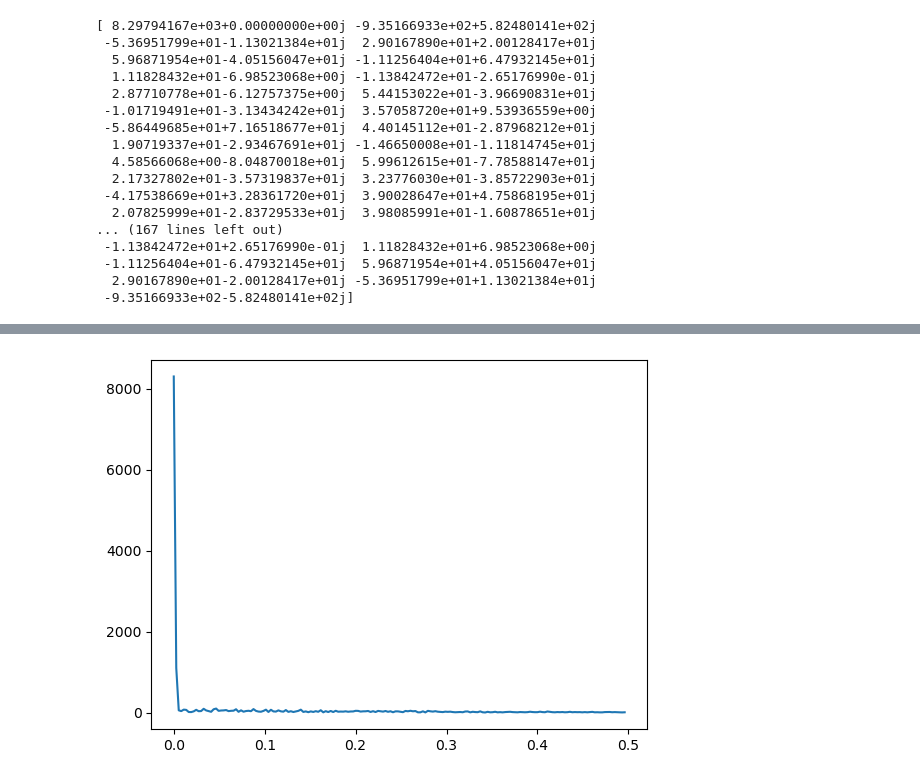
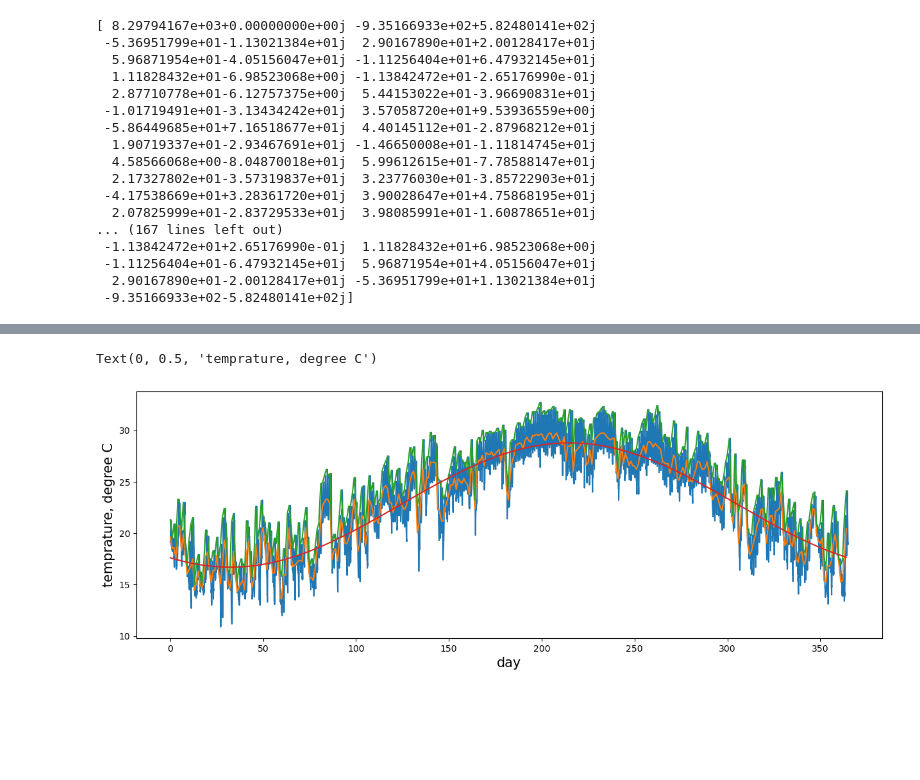
Before and after one commit to BRI-EES-House/heat_load_calc, a Jupyter notebook: notebook/module/season.ipynb, the cells around one changed output, grey strips where cells are left out. Cells and saved outputs as stored; diff of their text form; code cells hidden in the pictures; blank space fills up the shorter version.

```diff
--- a/notebook/module/season.ipynb
+++ b/notebook/module/season.ipynb
@@ -129,11 +88,26 @@ print(frequencies)
-# %%
-freq = frequencies
-fft = np.abs(np.fft.fft(w.theta_o_ave_d))
-
-# グラフの描画
-fig = plt.figure()
-ax = fig.add_subplot(1, 1, 1)
-ax.plot(freq[:len(freq)//2], fft[:len(freq)//2])
-plt.show()
-# %% [output]
-[figure, removed]
+# %%
+theta_o_h = w.theta_o_h
+theta_o_ave_d = w.theta_o_ave_d
+theta_o_max_d = w.theta_o_max_d
+freq = np.fft.fft(theta_o_ave_d)
+freq_filterd = np.zeros_like(freq)
+freq_filterd[0] = freq[0]
+freq_filterd[1] = freq[1]
+freq_filterd[-1] = freq[-1]
+theta_o_filterd = np.fft.ifft(freq_filterd).real
+# %%
+x_n = np.array(range(8760))/24
+x_d = np.array(range(365))
+
+fig = plt.figure(figsize = (15,5))
+ax = fig.add_subplot(1,1,1)
+ax.plot(x_n, w.theta_o_h)
+ax.plot(x_d, w.theta_o_ave_d)
+ax.plot(x_d, w.theta_o_max_d)
+ax.plot(x_d, theta_o_filterd)
+
+ax.set_xlabel('day', fontsize = 15)
+ax.set_ylabel('temprature, degree C', fontsize = 15)
+# %% [output]
+Text(0, 0.5, 'temprature, degree C')
+[figure, added]
```
Also changed, not shown: parts of 3 cells of this notebook.
